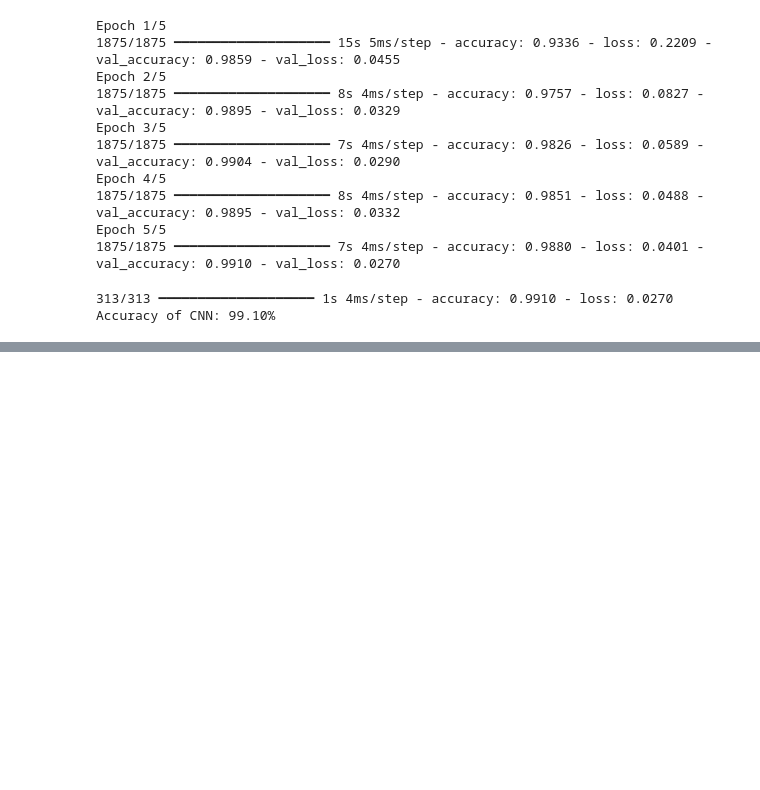
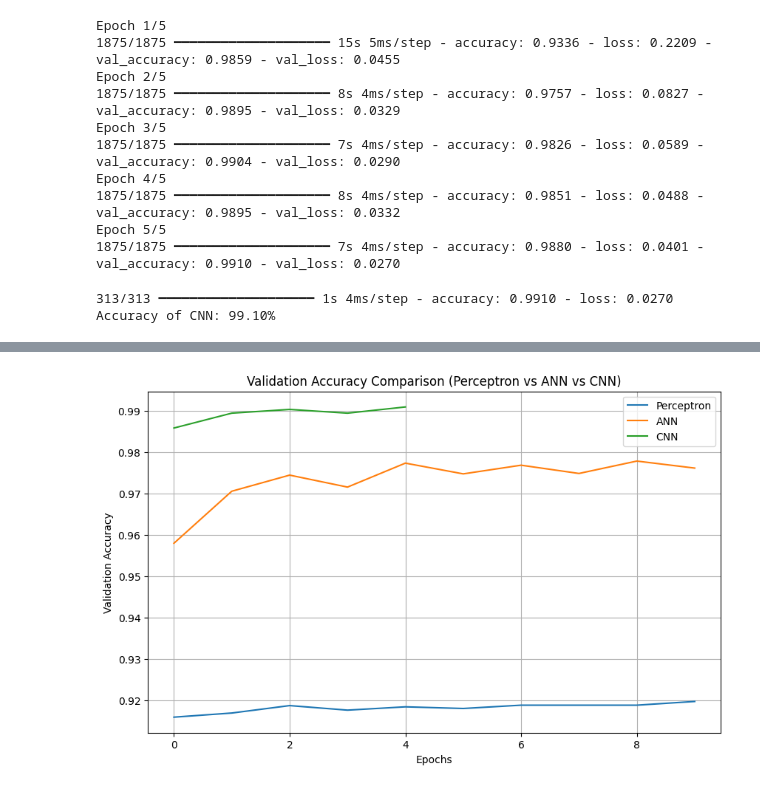
Before and after one commit to Sathvara-Amitkumar/CNN_DL, a Jupyter notebook: MNIST_image_classification.ipynb, the cells around one changed output, grey strips where cells are left out. Cells and saved outputs as stored; diff of their text form; code cells hidden in the pictures; blank space fills up the shorter version.

```diff
--- a/MNIST_image_classification.ipynb
+++ b/MNIST_image_classification.ipynb
@@ -260,0 +294,13 @@ Accuracy of CNN: 99.10%
+# %%
+plt.figure(figsize=(10, 6))
+plt.plot(history_perceptron.history['val_accuracy'], label='Perceptron')
+plt.plot(history_ann.history['val_accuracy'], label='ANN')
+plt.plot(history_cnn.history['val_accuracy'], label='CNN')
+plt.xlabel('Epochs')
+plt.ylabel('Validation Accuracy')
+plt.title('Validation Accuracy Comparison (Perceptron vs ANN vs CNN)')
+plt.legend()
+plt.grid(True)
+plt.show()
+# %% [output]
+[figure, added]
```
Also changed, not shown: parts of 6 cells of this notebook.
